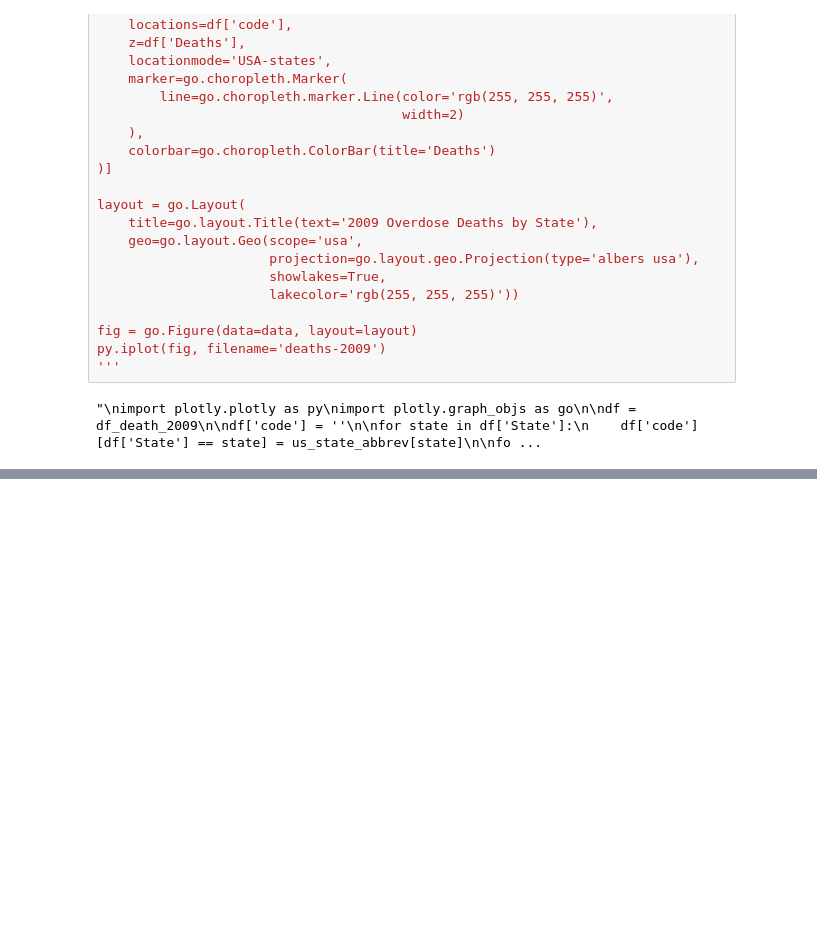
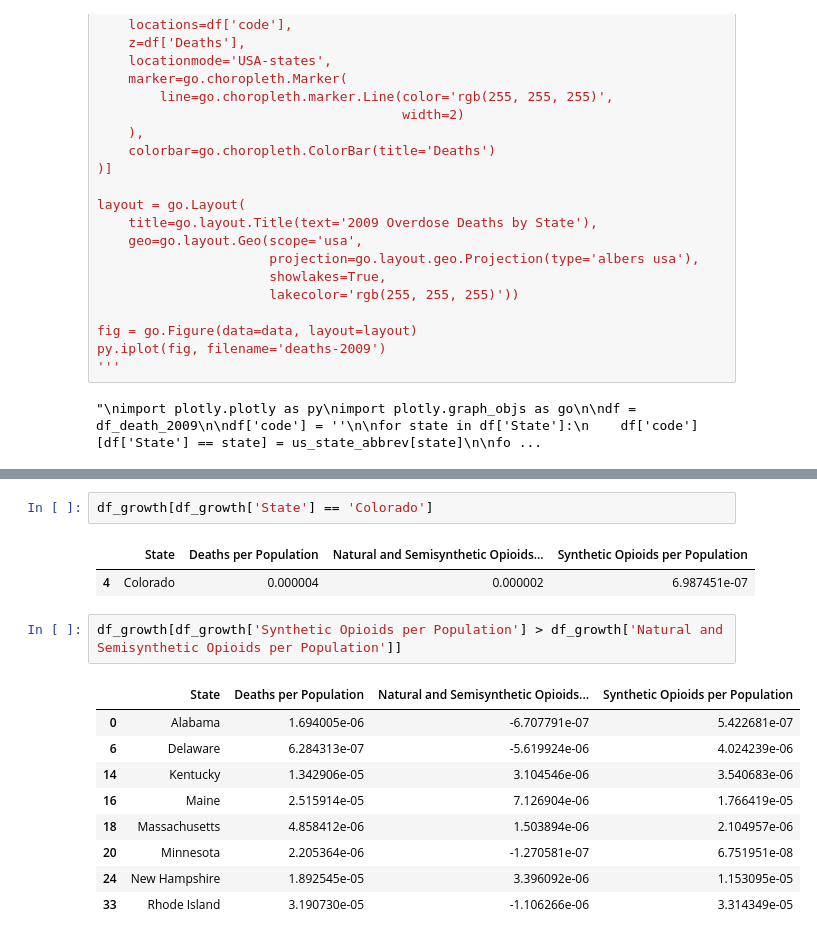
Before and after one commit to displaced-lobster/BDC2019, a Jupyter notebook: Colorado.ipynb, the cells around one changed output, grey strips where cells are left out. Saved outputs shown, nothing was run; the diff lists cells and outputs as text; blank space fills up the shorter version.

```diff
--- a/Colorado.ipynb
+++ b/Colorado.ipynb
@@ -576,0 +688,17 @@ df_death_2009.head()
+# %%
+df_growth[df_growth['State'] == 'Colorado']
+# %% [output]
+|  | State | Deaths per Population | Natural and Semisynthetic Opioids... | Synthetic Opioids per Population |
+| 4 | Colorado | 0.000004 | 0.000002 | 6.987451e-07 |
+# %%
+df_growth[df_growth['Synthetic Opioids per Population'] > df_growth['Natural and Semisynthetic Opioids per Population']]
+# %% [output]
+|  | State | Deaths per Population | Natural and Semisynthetic Opioids... | Synthetic Opioids per Population |
+| 0 | Alabama | 1.694005e-06 | -6.707791e-07 | 5.422681e-07 |
+| 6 | Delaware | 6.284313e-07 | -5.619924e-06 | 4.024239e-06 |
+| 14 | Kentucky | 1.342906e-05 | 3.104546e-06 | 3.540683e-06 |
+| 16 | Maine | 2.515914e-05 | 7.126904e-06 | 1.766419e-05 |
+| 18 | Massachusetts | 4.858412e-06 | 1.503894e-06 | 2.104957e-06 |
+| 20 | Minnesota | 2.205364e-06 | -1.270581e-07 | 6.751951e-08 |
+| 24 | New Hampshire | 1.892545e-05 | 3.396092e-06 | 1.153095e-05 |
+| 33 | Rhode Island | 3.190730e-05 | -1.106266e-06 | 3.314349e-05 |
```
Also changed, not shown: parts of 10 cells of this notebook.
